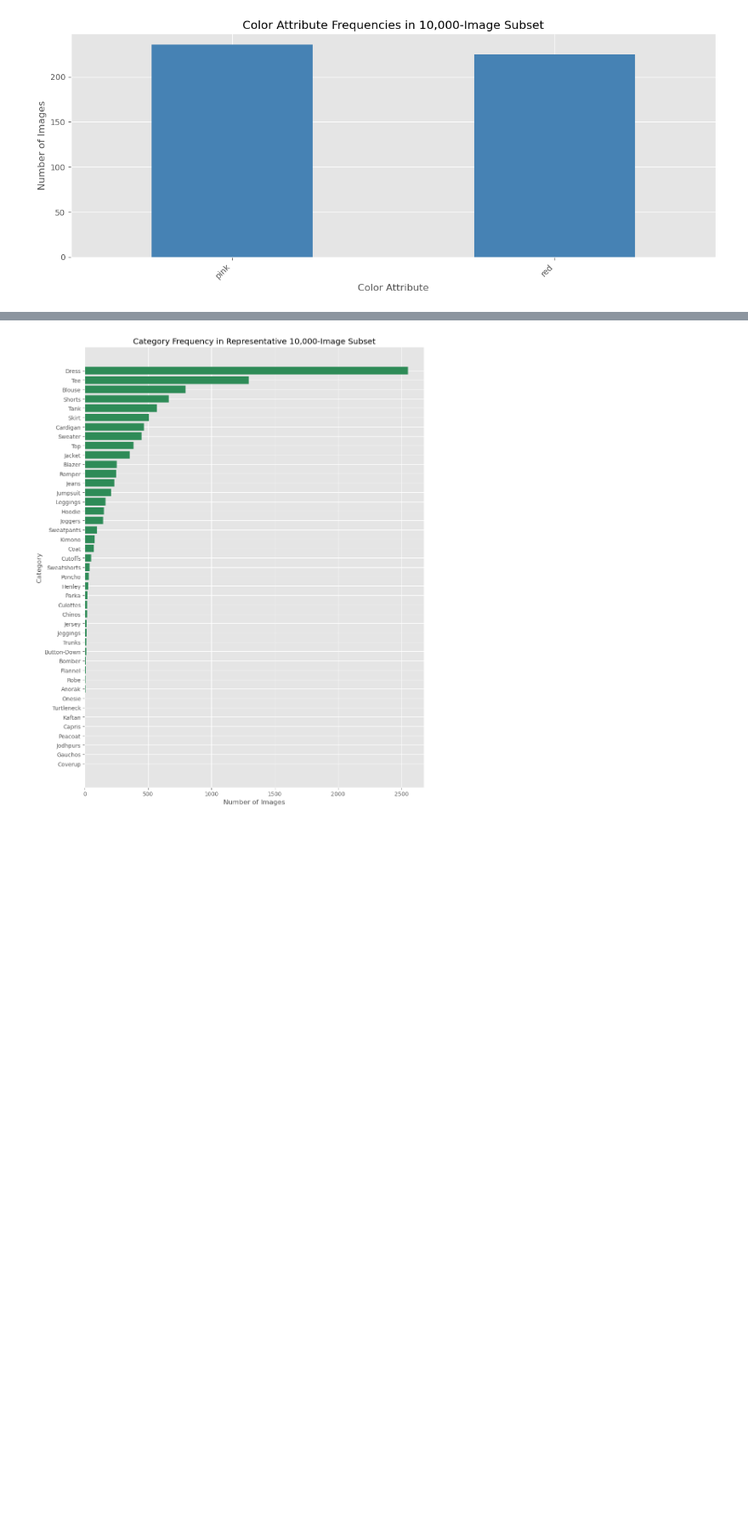
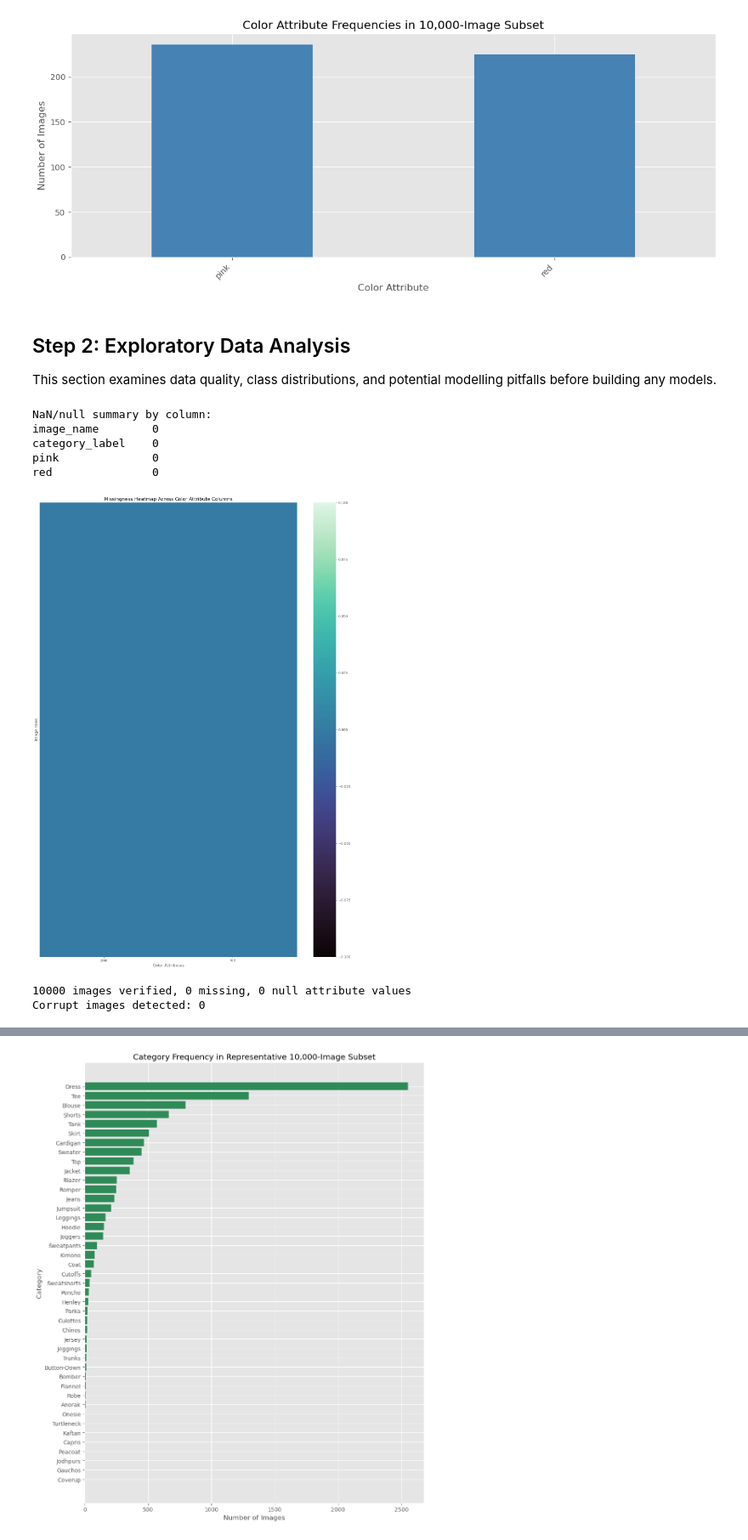
Before and after one commit to tintinHL/Individual-Predictive-coursework-WVQX7, a Jupyter notebook: deepfashion_subset_builder.ipynb, the cells around one changed output, grey strips where cells are left out. Shown at 85% size. Saved outputs shown, nothing was run; the diff lists cells and outputs as text; code cells hidden in the pictures; blank space fills up the shorter version.

```diff
--- a/deepfashion_subset_builder.ipynb
+++ b/deepfashion_subset_builder.ipynb
@@ -221,3 +296,71 @@ Final DataFrame columns:
 Color attribute columns used:
 ['pink', 'red']
 [figure]
+# %% [markdown]
+## Step 2: Exploratory Data Analysis
+
+This section examines data quality, class distributions, and potential modelling pitfalls before building any models.
+# %%
+import pandas as pd
+from pathlib import Path
+from PIL import Image
+import matplotlib.pyplot as plt
+import seaborn as sns
+
+try:
+    project_root = PROJECT_ROOT
+except NameError:
+    project_root = Path.cwd()
+
+csv_path = project_root / 'final_subset_representative.csv'
+if not csv_path.exists():
+    raise FileNotFoundError(f'File not found: {csv_path}')
+subset_df = pd.read_csv(csv_path)
+
+null_summary = subset_df.isna().sum()
+print('NaN/null summary by column:')
+print(null_summary.to_string())
+
+null_total = int(null_summary.sum())
+color_cols = [c for c in subset_df.columns if c not in {'image_name', 'category_label'}]
+if color_cols:
+    plt.figure(figsize=(14, max(4, len(subset_df) / 500)))
+    sns.heatmap(subset_df[color_cols].isna(), cmap='mako', cbar=True, xticklabels=True, yticklabels=False)
+    plt.title('Missingness Heatmap Across Color Attribute Columns')
+    plt.xlabel('Color Attributes')
+    plt.ylabel('Image rows')
+    plt.tight_layout()
+    plt.show()
+else:
+    print('No color attribute columns found to plot missingness heatmap.')
+
+image_root = project_root / 'data' / 'subset_images_representative'
+missing_images = 0
+corrupt_images = 0
+verified_images = 0
+
+for rel_name in subset_df['image_name'].dropna().astype(str):
+    rel_parts = Path(rel_name).parts
+    rel = Path(*rel_parts[1:]) if rel_parts and rel_parts[0] == 'img' else Path(rel_name)
+    img_path = image_root / rel
+    if not img_path.exists():
+        missing_images += 1
+        continue
+    try:
+        with Image.open(img_path) as im:
+            im.verify()
+        verified_images += 1
+    except Exception:
+        corrupt_images += 1
+
+print(f'\n{verified_images} images verified, {missing_images} missing, {null_total} null attribute values')
+print(f'Corrupt images detected: {corrupt_images}')
+# %% [output]
+NaN/null summary by column:
+image_name        0
+category_label    0
+pink              0
+red               0
+[figure, added]
+10000 images verified, 0 missing, 0 null attribute values
+Corrupt images detected: 0
```
Also changed, not shown: parts of 45 cells of this notebook, 4 other files.
